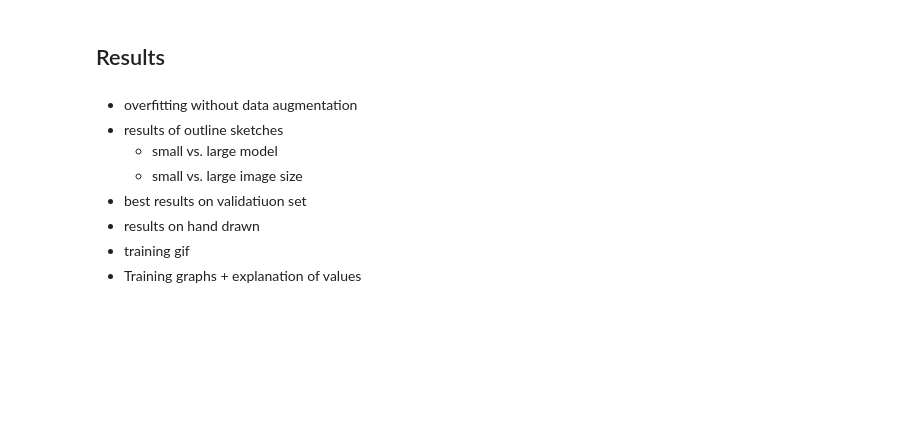
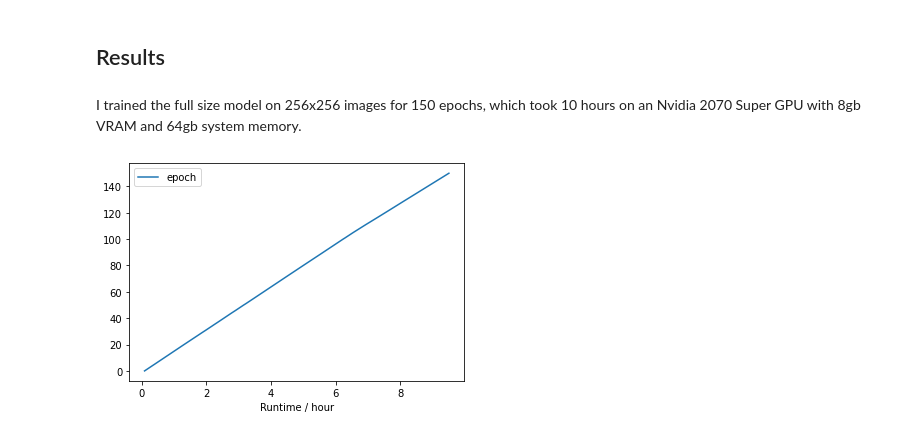
Before and after one commit to yleneb/sketch2frog, a Jupyter notebook: sketch2frog/reports/Report.ipynb, the cells around one changed output. Drawn from its saved outputs; the diff is of its cells as text; code cells hidden in the pictures; blank space fills up the shorter version.

```diff
--- a/sketch2frog/reports/Report.ipynb
+++ b/sketch2frog/reports/Report.ipynb
@@ -137,11 +162,20 @@ Patch size demo
 # %% [markdown]
 ## Results
-# %% [markdown]
-- overfitting without data augmentation
-- results of outline sketches
-    - small vs. large model
-    - small vs. large image size
-- best results on validatiuon set
-- results on hand drawn
-- training gif
-- Training graphs + explanation of values
+# %% [markdown]
+I trained the full size model on 256x256 images for 150 epochs, which took 10 hours on an Nvidia 2070 Super GPU with 8gb VRAM and 64gb system memory.
+# %%
+fig = (run
+ .history()
+ [['epoch', '_runtime']]
+ .dropna()
+ .set_index('epoch')
+ .loc[:150] # only want first 150 epochs
+ .apply(lambda x: x/60/60)
+ .reset_index()
+ .rename(columns={'_runtime':'Runtime / hour'})
+ .set_index('Runtime / hour')
+ .plot())
+plt.show()
+plt.close()
+# %% [output]
+[figure, added]
```
Also changed, not shown: parts of 37 cells of this notebook, 20 other files.
